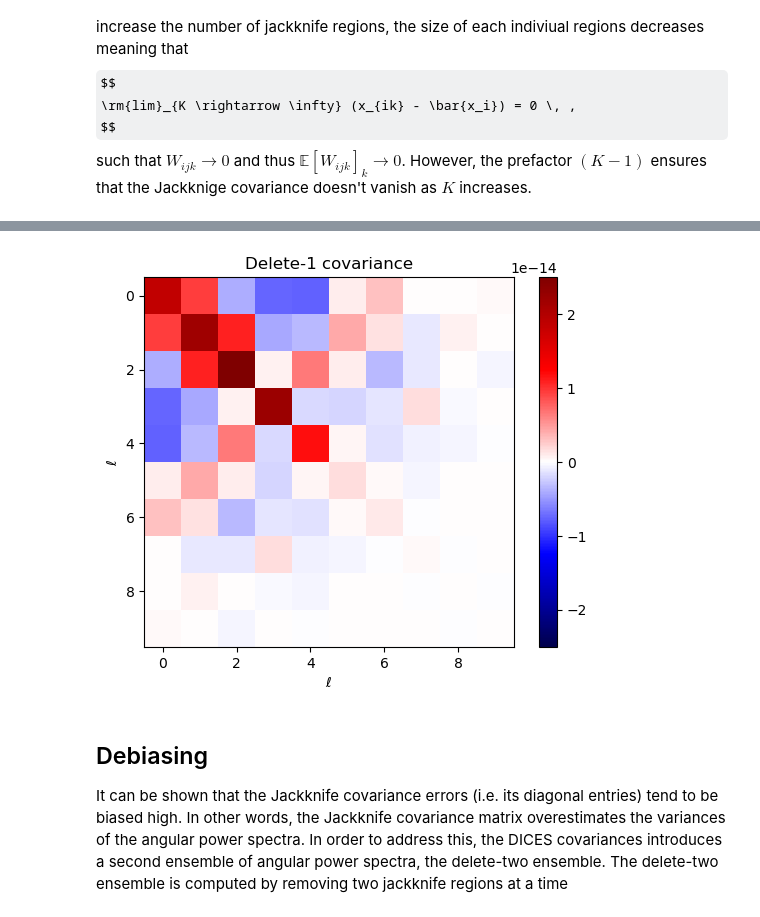
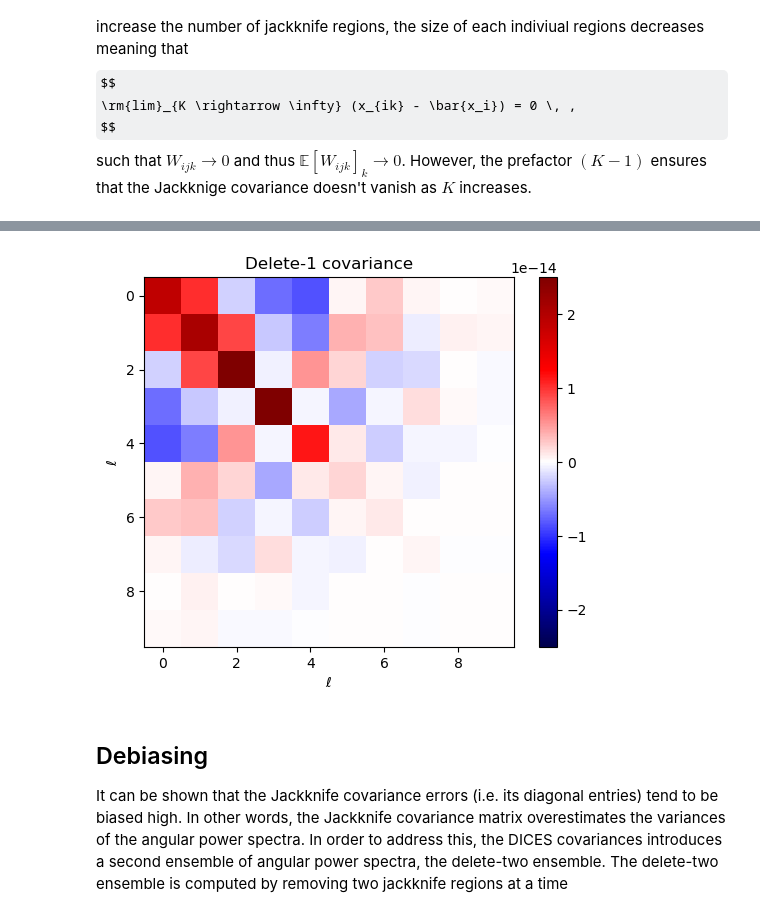
Before and after one commit to heracles-ec/heracles, a Jupyter notebook: examples/jackknife-covariance.ipynb, the cells around one changed output, grey strips where cells are left out. Drawn from its saved outputs; the diff is of its cells as text; code cells hidden in the pictures; some formulas as TeX source.

```diff
--- a/examples/jackknife-covariance.ipynb
+++ b/examples/jackknife-covariance.ipynb
@@ -39,7 +39,7 @@ with Progress("example data") as progress:
 This is the resolution parameter for measuring spectra from *HEALPix* maps.  Here, we use `nside = 128` since that is the resolution at which the example data has been created. A value `lmax` of approximate 1.5x `nside` is fairly safe in terms of errors introduced by *HEALPix*. For the purpose of this tutorial we will only use 3 tomographic bins.
 # %%
 nside = 128
-lmax = 150
+lmax = 140
 nbins = 4
 # %% [markdown]
 ## Prepare maps
@@ -195,17 +257,17 @@ cov_jk = dices.jackknife_covariance(cqs1)
 # %%
 plt.imshow(
-    cov_jk[("POS", "POS", "POS", "POS", 1, 1, 1, 1)][0, 0, :, :],
+    cov_jk[("POS", "POS", "POS", "POS", 1, 1, 1, 1)][:, :],
     vmin=-2.5 * 10**-14,
     vmax=2.5 * 10**-14,
     cmap="seismic",
 )
 plt.colorbar()
 plt.title("Delete-1 covariance")
 plt.ylabel(r"$\ell$")
 plt.xlabel(r"$\ell$")
 plt.show()
 # %% [output]
-[figure, old version]
+[figure, new version]
 # %% [markdown]
 ## Debiasing
 
```
Also changed, not shown: parts of 11 cells of this notebook, 3 other files.
